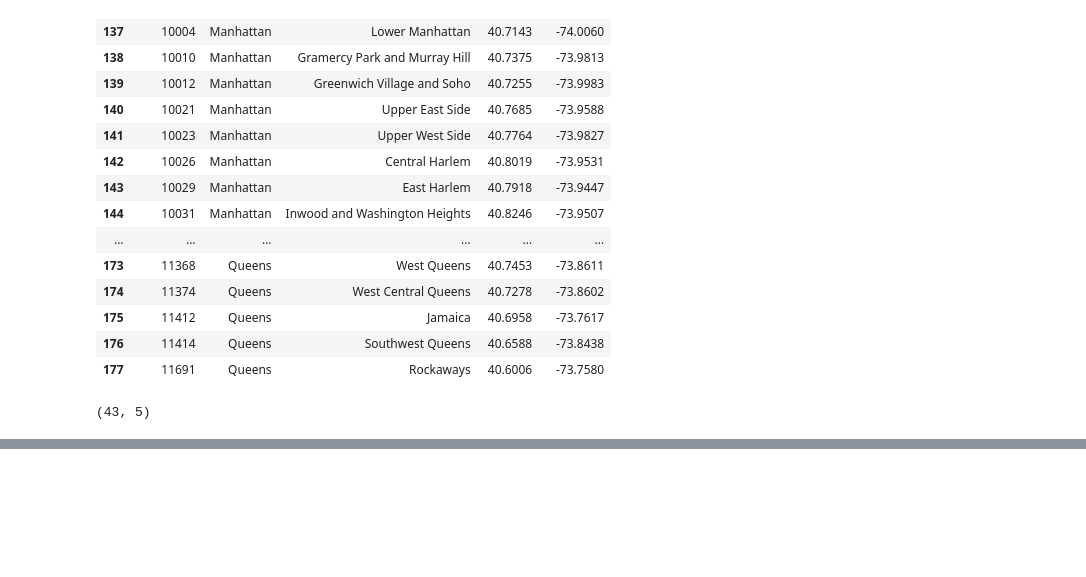
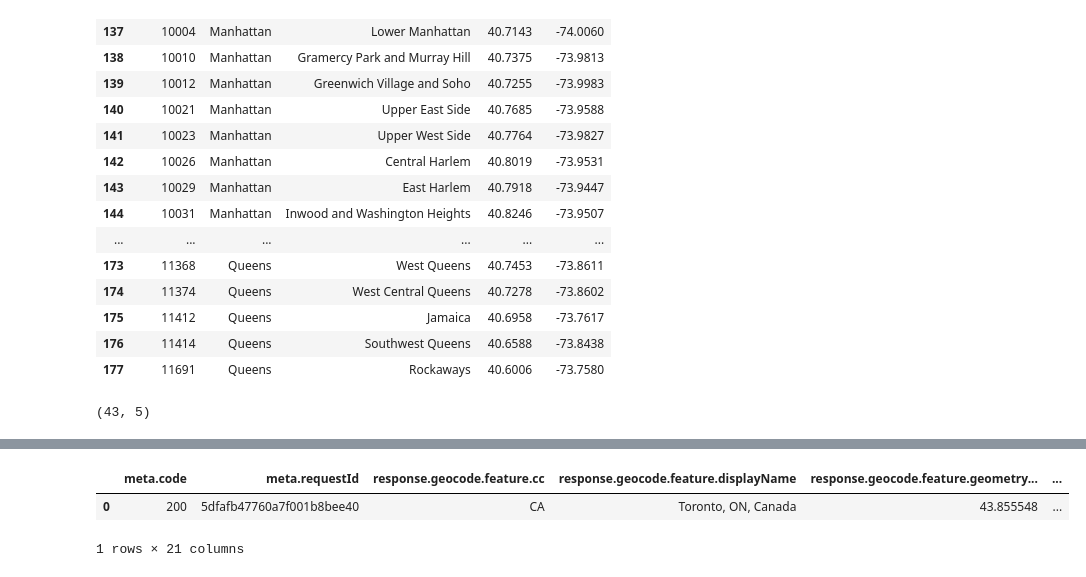
Before and after one commit to narsi16-edu/Coursera_Capstone, a Jupyter notebook: capstone_notebook.ipynb, the cells around one changed output, grey strips where cells are left out. Drawn from its saved outputs; the diff is of its cells as text; code cells hidden in the pictures; blank space fills up the shorter version.

```diff
--- a/capstone_notebook.ipynb
+++ b/capstone_notebook.ipynb
@@ -475,0 +522,15 @@ df.shape
+# %%
+def four_square_uri_builder(credential_part = '',query_part1 = '',query_part2=''):
+    base_uri_string = 'api.foursquare.com/v2/'
+    return 'https://' + base_uri_string + query_part1 + credential_part + query_part2
+# %%
+import json
+def query_four_square(f_uri = None):
+    data = None
+    try:
+        json_data_file = urllib.request.urlopen(f_uri)
+        json_data = json_data_file.read()
+        data = json.loads(json_data)
+    except IOError as ioe:
+        print(ioe)
+    return data
@@ -475,0 +570,11 @@ df.shape
+# %%
+from pandas.io.json import json_normalize
+import re
+
+df_fs = json_normalize(data = js_data)
+#record_path = ['venues'],meta = ['meta','response'])
+df_fs
+# %% [output]
+|  | meta.code | meta.requestId | response.geocode.feature.cc | response.geocode.feature.displayName | response.geocode.feature.geometry... | ... |
+| 0 | 200 | 5dfafb47760a7f001b8bee40 | CA | Toronto, ON, Canada | 43.855548 | ... |
+1 rows × 21 columns
```
Also changed, not shown: parts of 27 cells of this notebook.
